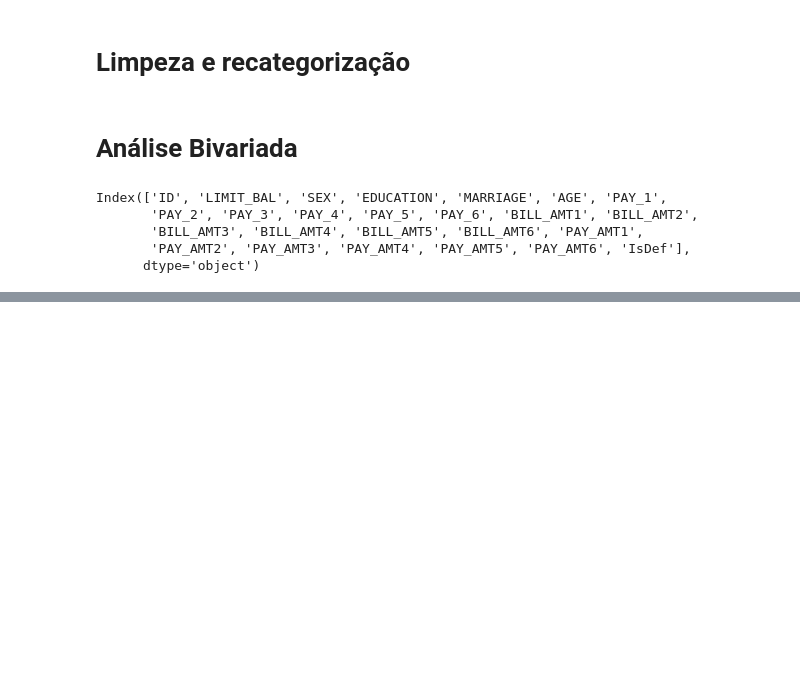
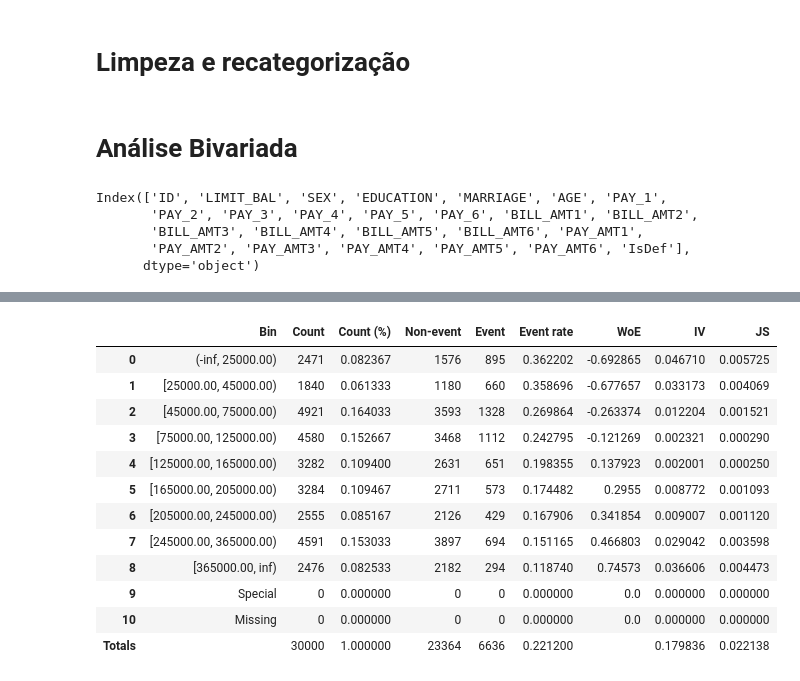
Before and after one commit to vitorcghub/caseNeon_creditmodel, a Jupyter notebook: caseNeon.ipynb, the cells around one changed output, grey strips where cells are left out. Cells and saved outputs as stored; diff of their text form; code cells hidden in the pictures; blank space fills up the shorter version.

```diff
--- a/caseNeon.ipynb
+++ b/caseNeon.ipynb
@@ -190,0 +210,17 @@ num_tables
+# %%
+LIMIT_BAL = list(num_tables.items())[0][1]
+LIMIT_BAL
+# %% [output]
+|  | Bin | Count | Count (%) | Non-event | Event | Event rate | WoE | IV | JS |
+| 0 | (-inf, 25000.00) | 2471 | 0.082367 | 1576 | 895 | 0.362202 | -0.692865 | 0.046710 | 0.005725 |
+| 1 | [25000.00, 45000.00) | 1840 | 0.061333 | 1180 | 660 | 0.358696 | -0.677657 | 0.033173 | 0.004069 |
+| 2 | [45000.00, 75000.00) | 4921 | 0.164033 | 3593 | 1328 | 0.269864 | -0.263374 | 0.012204 | 0.001521 |
+| 3 | [75000.00, 125000.00) | 4580 | 0.152667 | 3468 | 1112 | 0.242795 | -0.121269 | 0.002321 | 0.000290 |
+| 4 | [125000.00, 165000.00) | 3282 | 0.109400 | 2631 | 651 | 0.198355 | 0.137923 | 0.002001 | 0.000250 |
+| 5 | [165000.00, 205000.00) | 3284 | 0.109467 | 2711 | 573 | 0.174482 | 0.2955 | 0.008772 | 0.001093 |
+| 6 | [205000.00, 245000.00) | 2555 | 0.085167 | 2126 | 429 | 0.167906 | 0.341854 | 0.009007 | 0.001120 |
+| 7 | [245000.00, 365000.00) | 4591 | 0.153033 | 3897 | 694 | 0.151165 | 0.466803 | 0.029042 | 0.003598 |
+| 8 | [365000.00, inf) | 2476 | 0.082533 | 2182 | 294 | 0.118740 | 0.74573 | 0.036606 | 0.004473 |
+| 9 | Special | 0 | 0.000000 | 0 | 0 | 0.000000 | 0.0 | 0.000000 | 0.000000 |
+| 10 | Missing | 0 | 0.000000 | 0 | 0 | 0.000000 | 0.0 | 0.000000 | 0.000000 |
+| Totals |  | 30000 | 1.000000 | 23364 | 6636 | 0.221200 |  | 0.179836 | 0.022138 |
```
Also changed, not shown: parts of 5 cells of this notebook.
